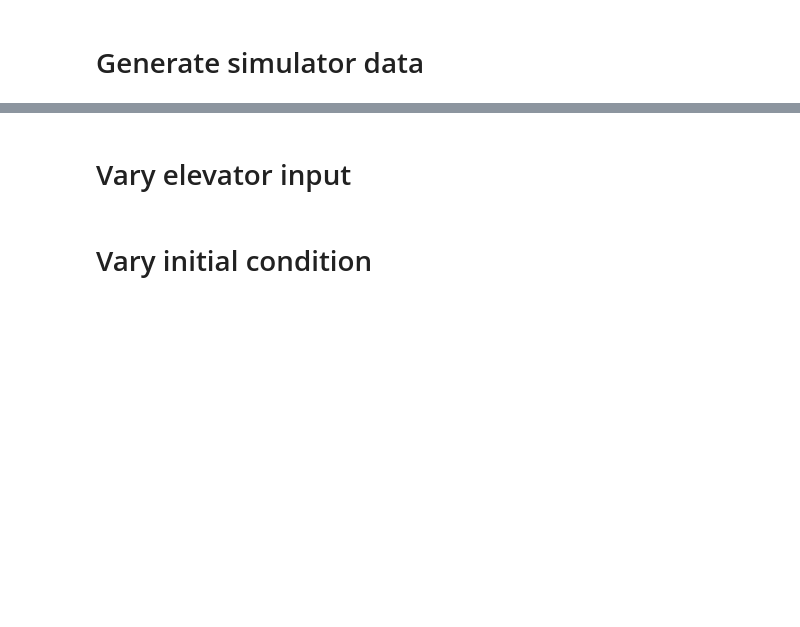
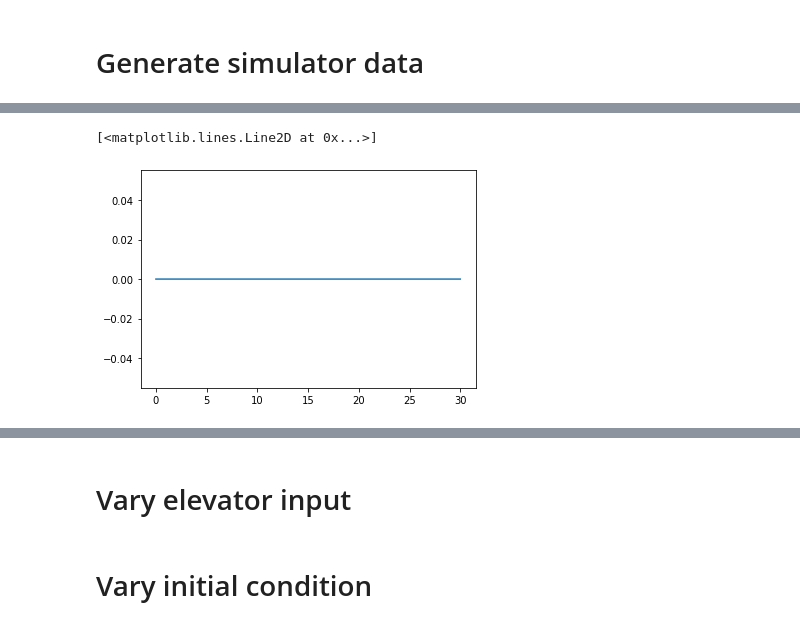
Before and after one commit to jdebecdelievre/PyFME, a Jupyter notebook: examples/Generate batch data with simulator-Copy1.ipynb, the cells around one changed output, grey strips where cells are left out. Drawn from its saved outputs; the diff is of its cells as text; code cells hidden in the pictures; blank space fills up the shorter version.

```diff
--- a/examples/Generate batch data with simulator-Copy1.ipynb
+++ b/examples/Generate batch data with simulator-Copy1.ipynb
@@ -74,2 +98,7 @@ DF['dz_e'] = sol.earth_velocity[:,2]
 # %%
 DF.to_csv('tmp.csv')
+# %%
+plt.plot(sol.time, controls.delta_aileron)
+# %% [output]
+[<matplotlib.lines.Line2D at 0x...>]
+[figure, added]
```
Also changed, not shown: parts of 21 cells of this notebook, 21 other files.
